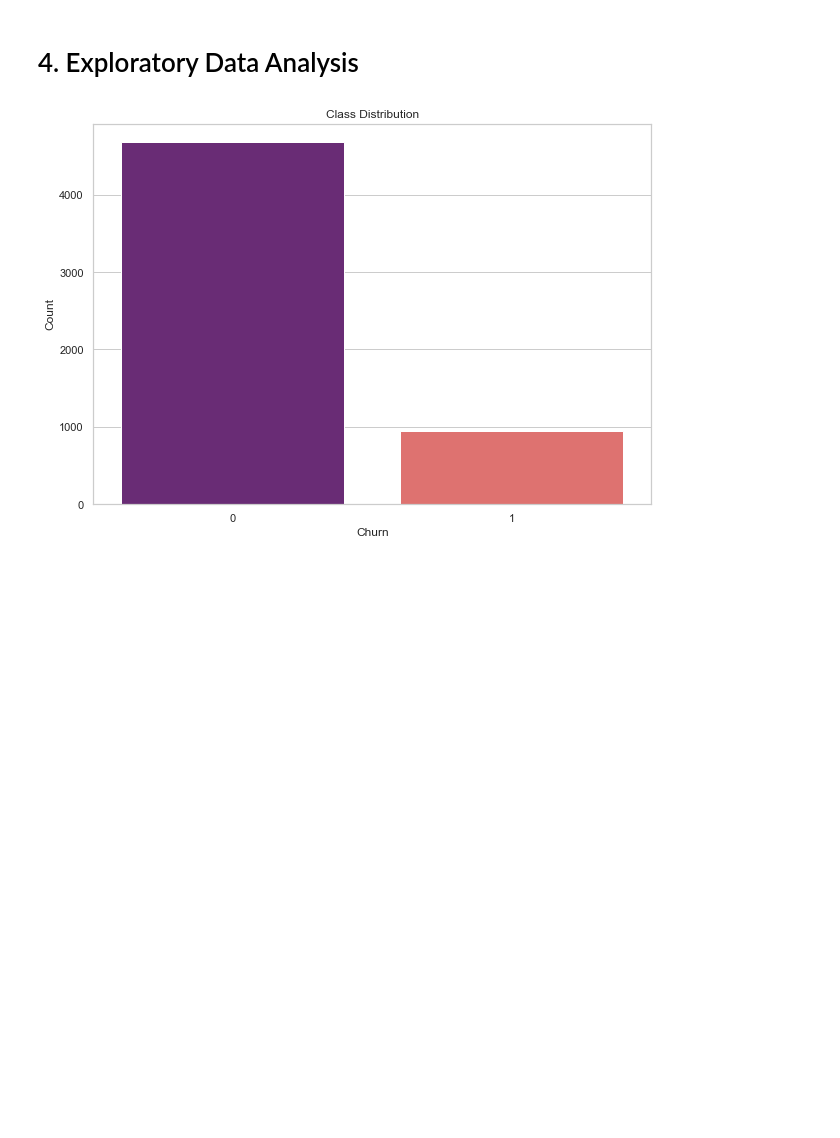
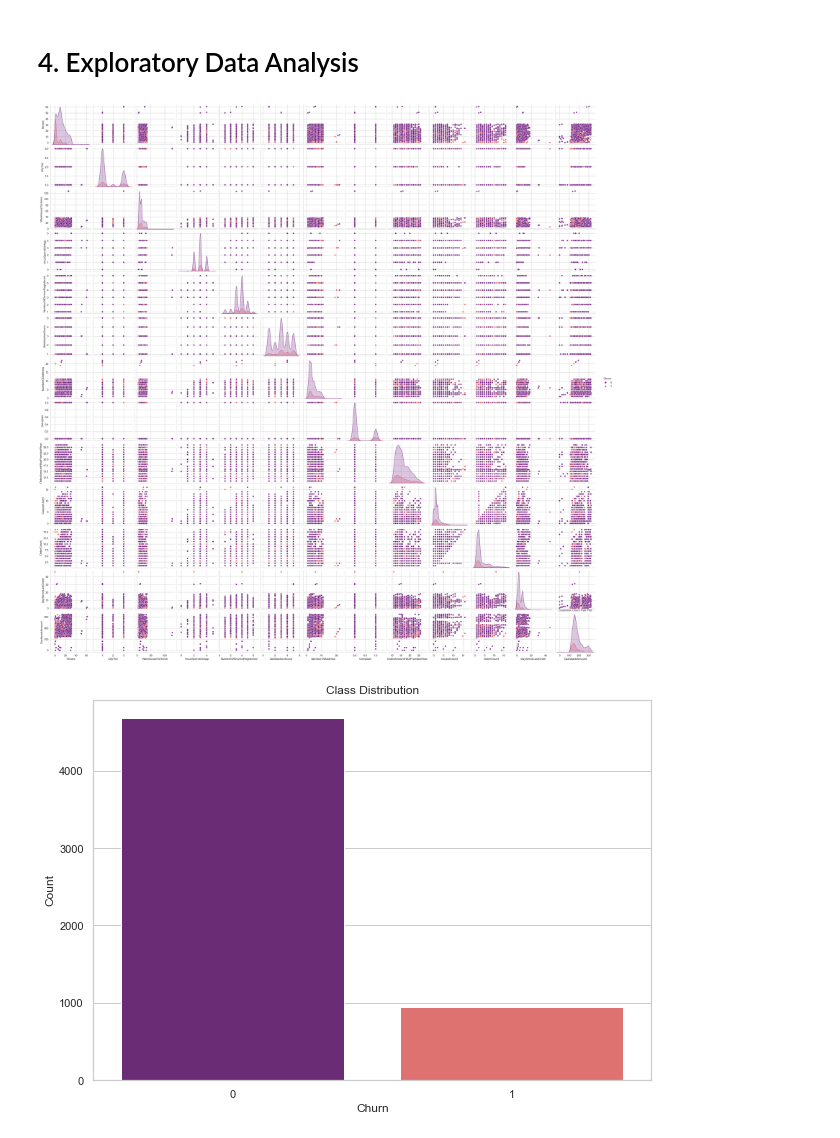
Before and after one commit to terence-yeung/customer-churn, a Jupyter notebook: customer-churn.ipynb, the cells around one changed output. Drawn from its saved outputs; the diff is of its cells as text; code cells hidden in the pictures; blank space fills up the shorter version.

Commit message:
added pair plot

```diff
--- a/customer-churn.ipynb
+++ b/customer-churn.ipynb
@@ -231,6 +231,13 @@ ______
 ______
 # %% [markdown]
 # 4. Exploratory Data Analysis
+# %%
+# Visualising pairwise relationships between features
+sns.pairplot(df, hue="Churn", palette="magma")
+plt.title(f"Customer Churn Pair Plot")
+plt.show()
+# %% [output]
+[figure, added]
 # %%
 # Visualising distribution of label
 plt.figure(figsize=(10, 7))
```
